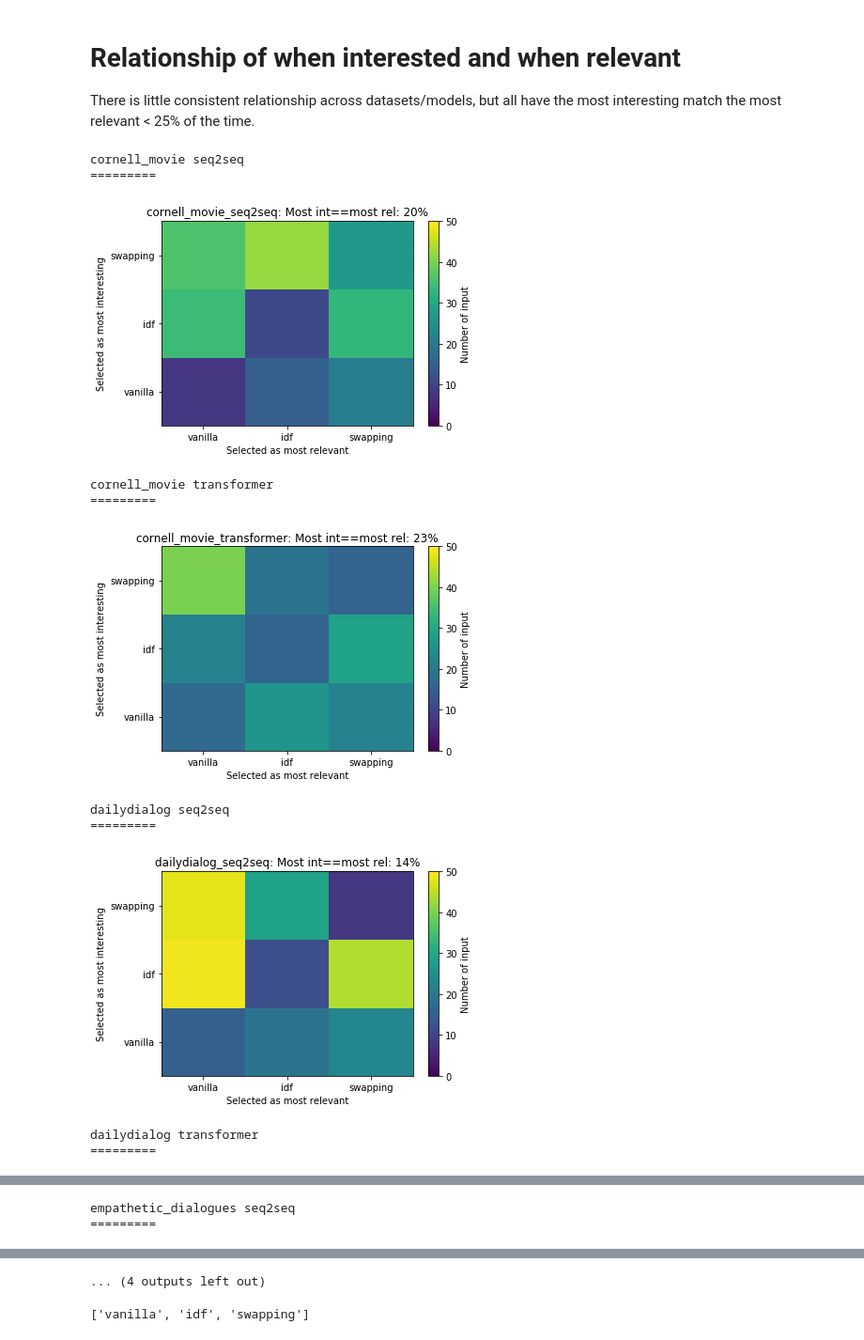
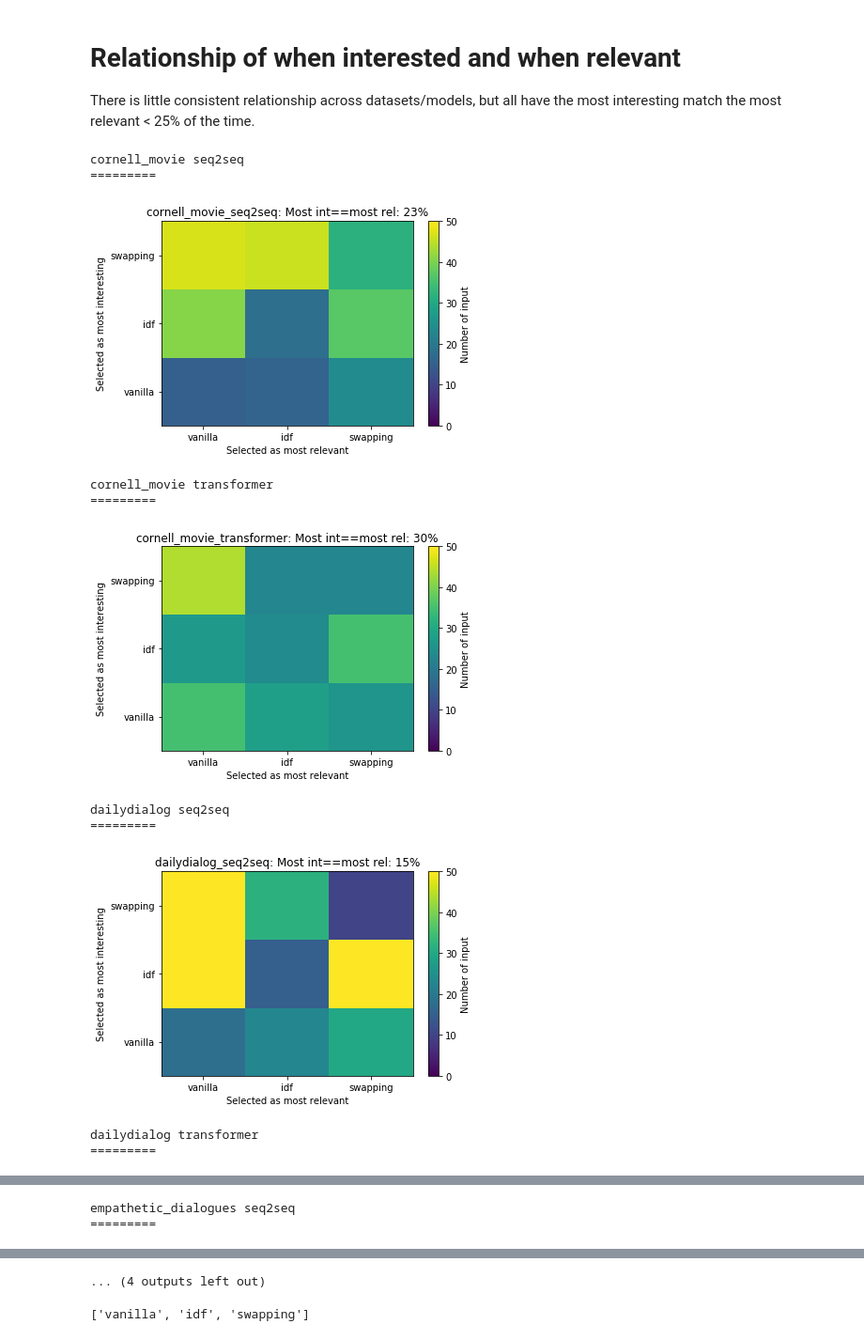
Before and after one commit to odemasi/ParlAI, a Jupyter notebook: evaluation/Explore_turk_results_v2.ipynb, the cells around one changed output, grey strips where cells are left out. Shown at 94% size. Saved outputs shown, nothing was run; the diff lists cells and outputs as text; code cells hidden in the pictures.

```diff
--- a/evaluation/Explore_turk_results_v2.ipynb
+++ b/evaluation/Explore_turk_results_v2.ipynb
@@ -589,37 +589,37 @@ There is little consistent relationship across datasets/models, but all have the
 # %%
 for (dataset, model), setting_df in choice_df.groupby(['dataset', 'model']):
 
-    some_int_relevant = (~setting_df['none_rel']) & (~setting_df['none_int'])
+    some_int_relevant = ~(setting_df['none_rel'] & setting_df['none_int'])
     df = setting_df[some_int_relevant]
 
 
     print(dataset, model)
     print('=========')
     data_model_key = '%s_%s' % (dataset, model)
 
     cross_mat = np.NaN * np.zeros((len(method_order), len(method_order)))
     for i, m1 in enumerate(method_order):
         for j, m2 in enumerate(method_order):
             cross_mat[i,j] = np.sum((df['most_int'] == m1) & (df['most_rel'] == m2))
 
     plt.pcolor(cross_mat, vmin=0, vmax=50)
     plt.xticks(.5 + np.arange(len(method_order)), method_order)
     plt.yticks(.5 + np.arange(len(method_order)), method_order)
     plt.xlabel('Selected as most relevant')
     plt.ylabel('Selected as most interesting')
     plt.colorbar(label='Number of input')
     ind = np.arange(len(method_order))
     plt.title('%s: Most int==most rel: %d%%' % (data_model_key, 100.0*np.sum(cross_mat[ind,ind])/np.sum(cross_mat)))
     plt.show()
 # %% [output]
 cornell_movie seq2seq
 =========
-[figure, old version]
+[figure, new version]
 cornell_movie transformer
 =========
-[figure, old version]
+[figure, new version]
 dailydialog seq2seq
 =========
-[figure, old version]
+[figure, new version]
 dailydialog transformer
 =========
```
Also changed, not shown: parts of 31 cells of this notebook.
